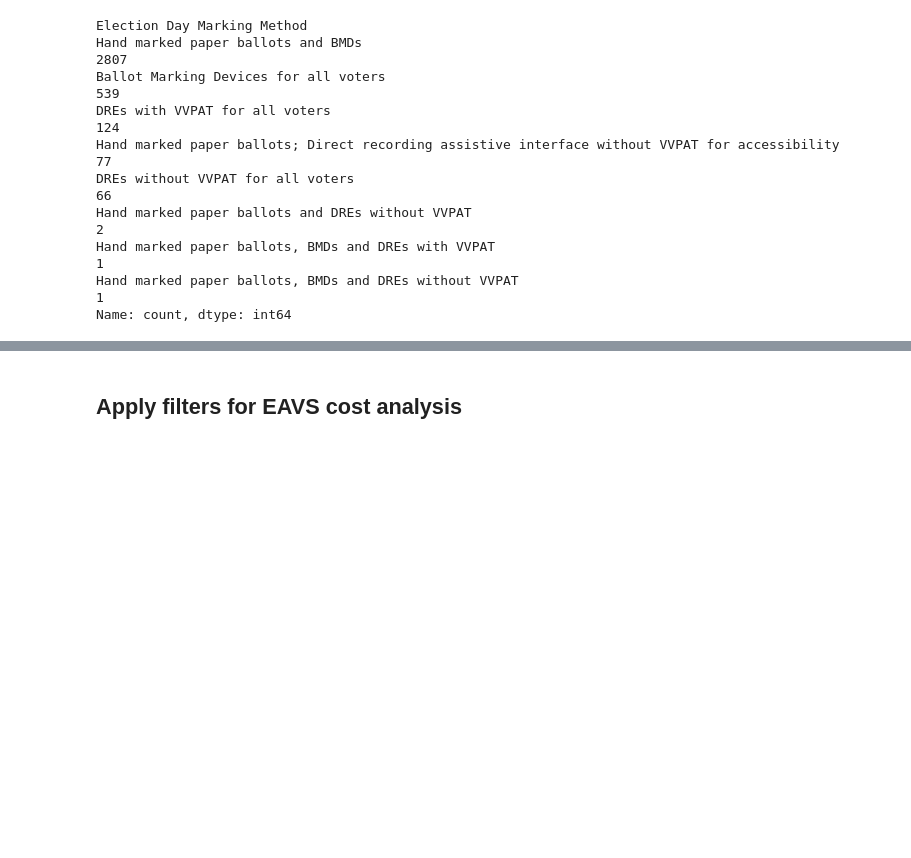
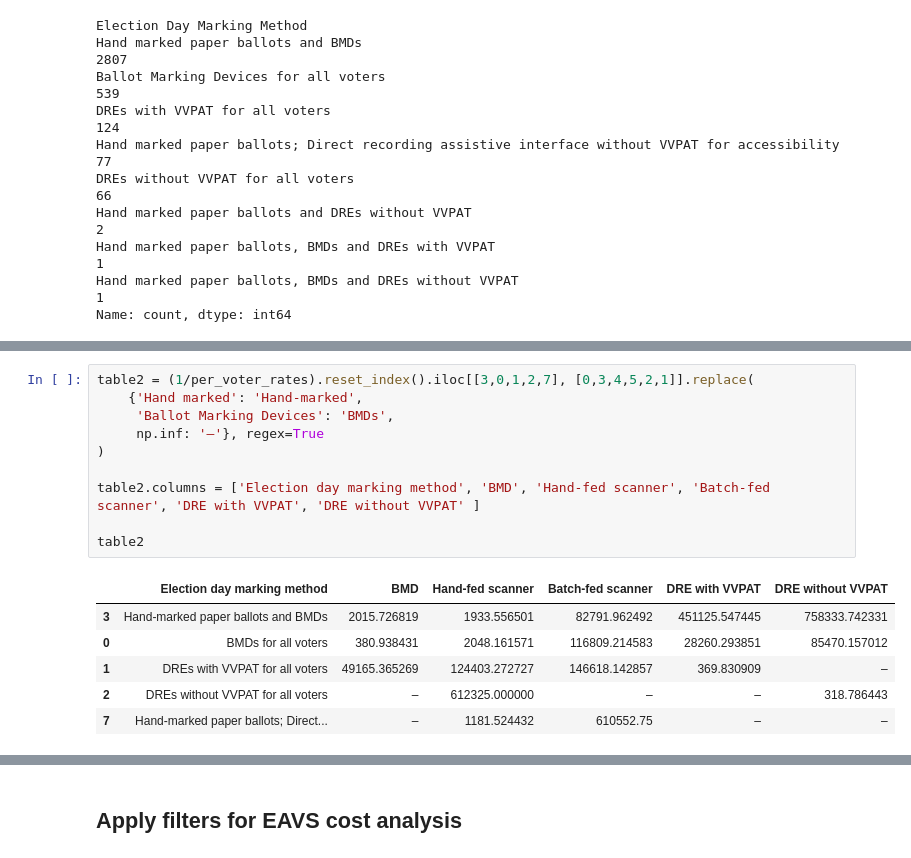
Before and after one commit to Bipartisan-Policy-Center/voting-equipment, a Jupyter notebook: cost_analysis.ipynb, the cells around one changed output, grey strips where cells are left out. Drawn from its saved outputs; the diff is of its cells as text; blank space fills up the shorter version.

```diff
--- a/cost_analysis.ipynb
+++ b/cost_analysis.ipynb
@@ -345,0 +346,17 @@ per_voter_rates.to_csv('data/equipment_per_voter_rates_by_marking_method.csv')
+# %%
+table2 = (1/per_voter_rates).reset_index().iloc[[3,0,1,2,7], [0,3,4,5,2,1]].replace(
+    {'Hand marked': 'Hand-marked',
+     'Ballot Marking Devices': 'BMDs',
+     np.inf: '–'}, regex=True
+)
+
+table2.columns = ['Election day marking method', 'BMD', 'Hand-fed scanner', 'Batch-fed scanner', 'DRE with VVPAT', 'DRE without VVPAT' ]
+
+table2
+# %% [output]
+|  | Election day marking method | BMD | Hand-fed scanner | Batch-fed scanner | DRE with VVPAT | DRE without VVPAT |
+| 3 | Hand-marked paper ballots and BMDs | 2015.726819 | 1933.556501 | 82791.962492 | 451125.547445 | 758333.742331 |
+| 0 | BMDs for all voters | 380.938431 | 2048.161571 | 116809.214583 | 28260.293851 | 85470.157012 |
+| 1 | DREs with VVPAT for all voters | 49165.365269 | 124403.272727 | 146618.142857 | 369.830909 | – |
+| 2 | DREs without VVPAT for all voters | – | 612325.000000 | – | – | 318.786443 |
+| 7 | Hand-marked paper ballots; Direct... | – | 1181.524432 | 610552.75 | – | – |
```
Also changed, not shown: parts of 4 cells of this notebook.
